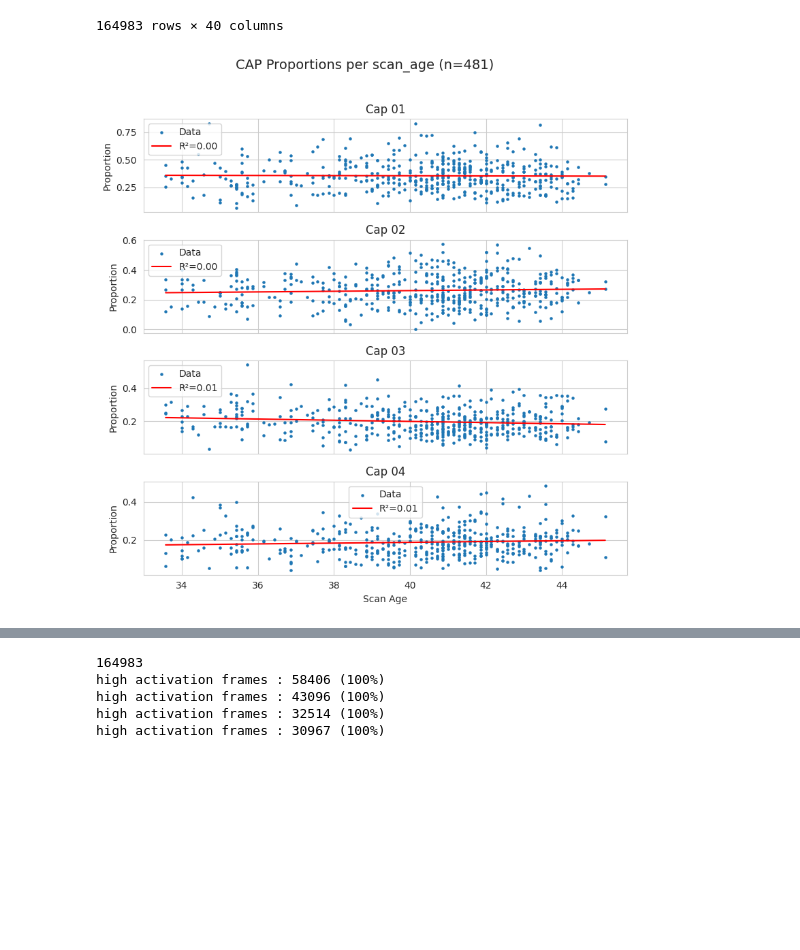
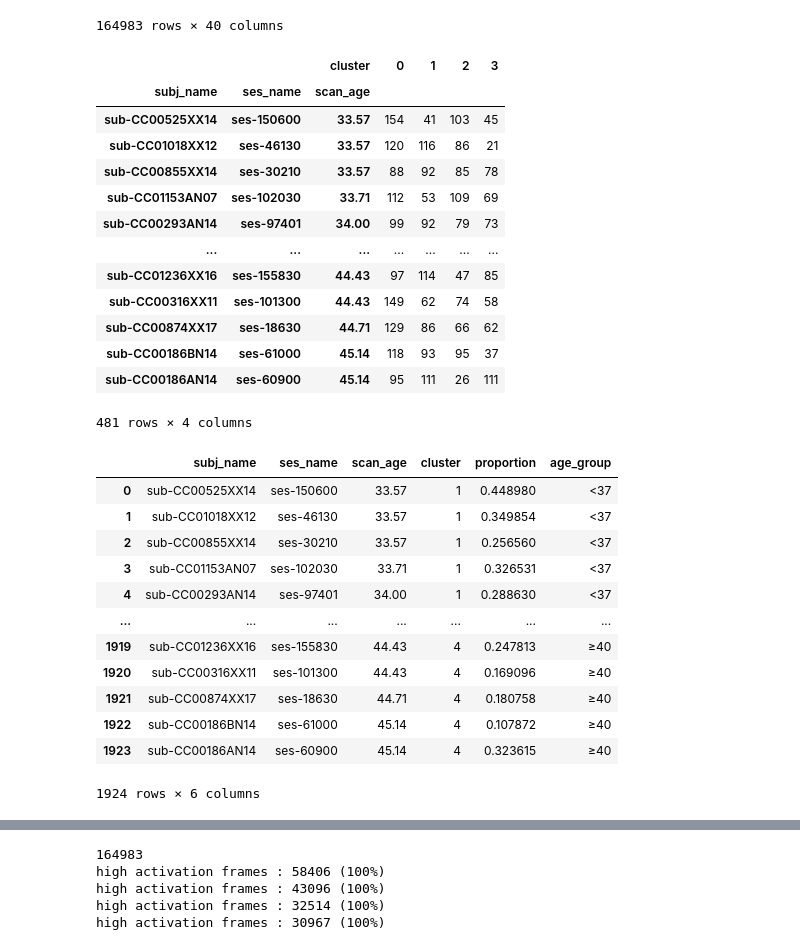
Before and after one commit to seb2o/devCAPs, a Jupyter notebook: src/inspect_clustering.ipynb, the cells around one changed output, grey strips where cells are left out. Drawn from its saved outputs; the diff is of its cells as text; code cells hidden in the pictures; blank space fills up the shorter version.

```diff
--- a/src/inspect_clustering.ipynb
+++ b/src/inspect_clustering.ipynb
@@ -69,36 +69,50 @@ combined_df
 # %%
 from scipy.stats import linregress
 import matplotlib.pyplot as plt
 
 cluster_props_per_subject = combined_df.groupby(
     ['subj_name', 'ses_name', 'scan_age', 'cluster']
 ).size().unstack()
 cluster_props_per_subject = cluster_props_per_subject.sort_values('scan_age')
-
-n_individual_cap_per_subject = cluster_props_per_subject.sum(axis=1)
-
-scan_age = cluster_props_per_subject.index.get_level_values('scan_age')
-n_caps = cluster_props_per_subject.shape[1]
-n = cluster_props_per_subject.shape[0]
-fig, axes = plt.subplots(n_caps, 1, figsize=(8, 2 * n_caps), sharex=True)
-
-for cap_id, ax in enumerate(axes):
-    cap_proportion = cluster_props_per_subject.iloc[:, cap_id].values/n_individual_cap_per_subject.values
-    ax.scatter(scan_age, cap_proportion, label='Data', s=5)
-
-    # Linear regression
-    slope, intercept, r_value, p_value, std_err = linregress(scan_age, cap_proportion)
-    line = slope * scan_age + intercept
-    ax.plot(scan_age, line, color='red', label=f'R²={r_value**2:.2f}')
-
-    ax.set_title(f"Cap {cap_id+1:02d}")
-    ax.set_ylabel("Proportion")
-    ax.grid(True)
-    ax.legend()
-
-axes[-1].set_xlabel("Scan Age")
-fig.suptitle(f"CAP Proportions per scan_age ({n=})", fontsize=14, y=1.02)
-plt.tight_layout()
-plt.show()
+cluster_props_per_subject
 # %% [output]
-[figure, removed]
+|  |  | cluster | 0 | 1 | 2 | 3 |
+| subj_name | ses_name | scan_age |  |  |  |  |
+| sub-CC00525XX14 | ses-150600 | 33.57 | 154 | 41 | 103 | 45 |
+| sub-CC01018XX12 | ses-46130 | 33.57 | 120 | 116 | 86 | 21 |
+| sub-CC00855XX14 | ses-30210 | 33.57 | 88 | 92 | 85 | 78 |
+| sub-CC01153AN07 | ses-102030 | 33.71 | 112 | 53 | 109 | 69 |
+| sub-CC00293AN14 | ses-97401 | 34.00 | 99 | 92 | 79 | 73 |
+| ... | ... | ... | ... | ... | ... | ... |
+| sub-CC01236XX16 | ses-155830 | 44.43 | 97 | 114 | 47 | 85 |
+| sub-CC00316XX11 | ses-101300 | 44.43 | 149 | 62 | 74 | 58 |
+| sub-CC00874XX17 | ses-18630 | 44.71 | 129 | 86 | 66 | 62 |
+| sub-CC00186BN14 | ses-61000 | 45.14 | 118 | 93 | 95 | 37 |
+| sub-CC00186AN14 | ses-60900 | 45.14 | 95 | 111 | 26 | 111 |
+481 rows × 4 columns
+# %%
+import seaborn as sns
+cluster_props = cluster_props_per_subject.div(cluster_props_per_subject.sum(axis=1), axis=0)
+df_melted = cluster_props.reset_index().melt(id_vars=['subj_name', 'ses_name', 'scan_age'],
+                                             var_name='cluster', value_name='proportion')
+df_melted["cluster"] = df_melted["cluster"] + 1
+
+# Bin scan_age into 3 categories
+bins = [0, 37, 40, float('inf')]
+labels = ['<37', '37–40', '≥40']
+df_melted['age_group'] = pd.cut(df_melted['scan_age'], bins=bins, labels=labels, right=False)
+df_melted
+# %% [output]
+|  | subj_name | ses_name | scan_age | cluster | proportion | age_group |
+| 0 | sub-CC00525XX14 | ses-150600 | 33.57 | 1 | 0.448980 | <37 |
+| 1 | sub-CC01018XX12 | ses-46130 | 33.57 | 1 | 0.349854 | <37 |
+| 2 | sub-CC00855XX14 | ses-30210 | 33.57 | 1 | 0.256560 | <37 |
+| 3 | sub-CC01153AN07 | ses-102030 | 33.71 | 1 | 0.326531 | <37 |
+| 4 | sub-CC00293AN14 | ses-97401 | 34.00 | 1 | 0.288630 | <37 |
+| ... | ... | ... | ... | ... | ... | ... |
+| 1919 | sub-CC01236XX16 | ses-155830 | 44.43 | 4 | 0.247813 | ≥40 |
+| 1920 | sub-CC00316XX11 | ses-101300 | 44.43 | 4 | 0.169096 | ≥40 |
+| 1921 | sub-CC00874XX17 | ses-18630 | 44.71 | 4 | 0.180758 | ≥40 |
+| 1922 | sub-CC00186BN14 | ses-61000 | 45.14 | 4 | 0.107872 | ≥40 |
+| 1923 | sub-CC00186AN14 | ses-60900 | 45.14 | 4 | 0.323615 | ≥40 |
+1924 rows × 6 columns
```
Also changed, not shown: parts of 2 cells of this notebook, 1 other file.
